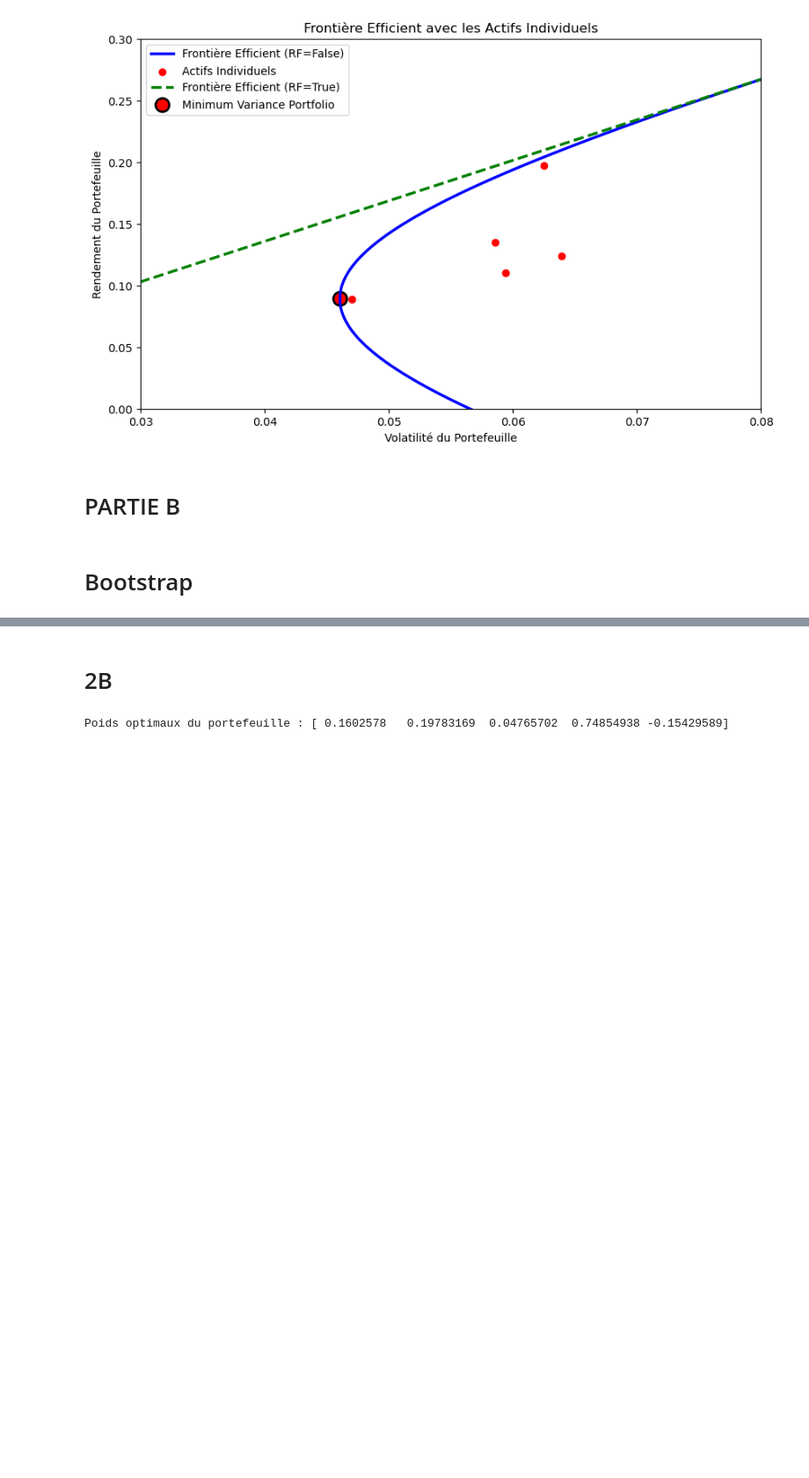
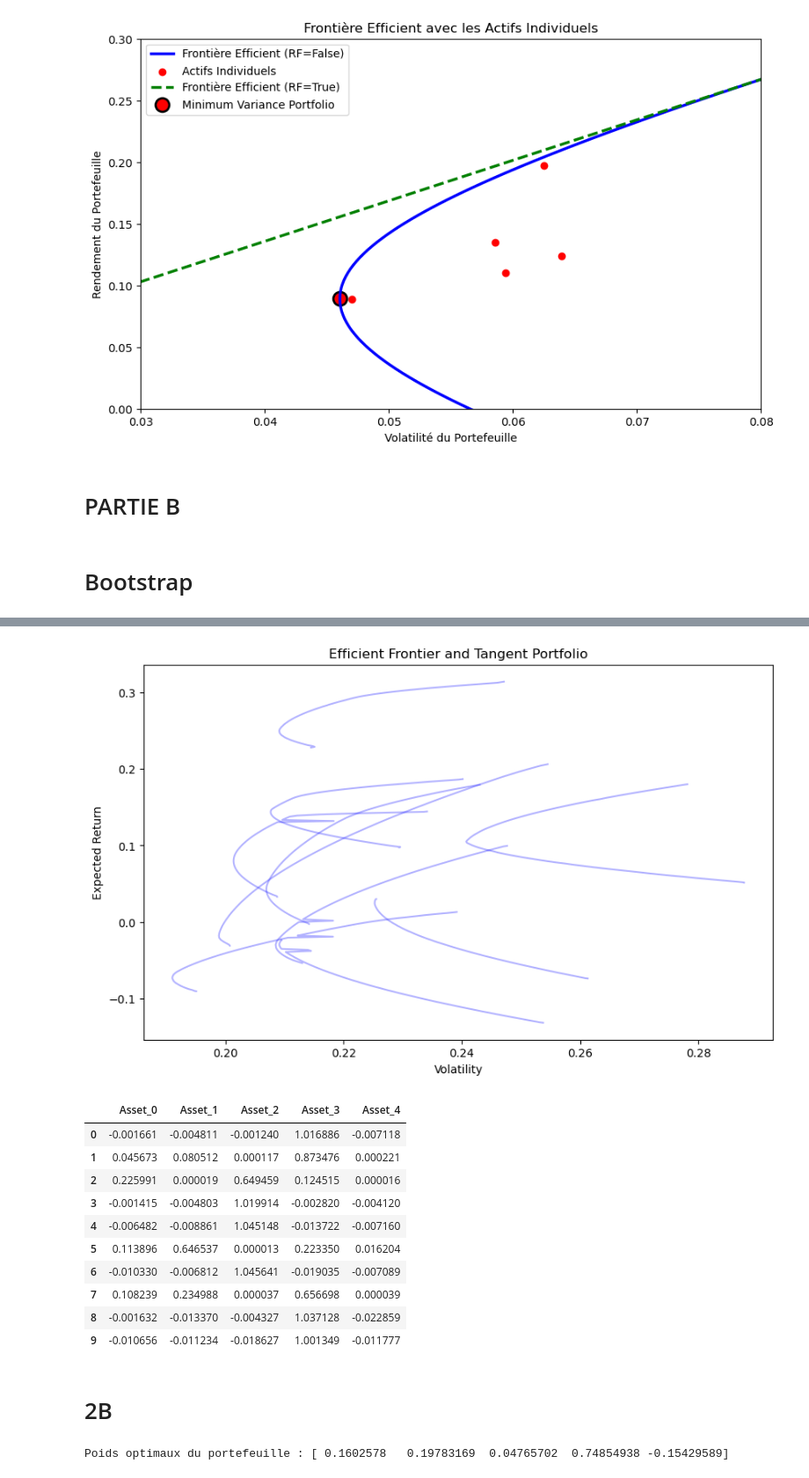
Before and after one commit to DominicPrenovost/TP1-PF-management, a Jupyter notebook: Tp1-Last.ipynb, the cells around one changed output, grey strips where cells are left out. Shown at 88% size. Saved outputs shown, nothing was run; the diff lists cells and outputs as text; code cells hidden in the pictures; blank space fills up the shorter version.

```diff
--- a/Tp1-Last.ipynb
+++ b/Tp1-Last.ipynb
@@ -457,3 +658,18 @@ y=plot_efficient_frontier2(x,z,100,rf,rf_asset=True)
+# %%
+bootstrap_N(rets_5, 0.10, 0.0044, 'moyenne', 10, cov_lw=True, include_CML=False)
+# %% [output]
+[figure, added]
+|  | Asset_0 | Asset_1 | Asset_2 | Asset_3 | Asset_4 |
+| 0 | -0.001661 | -0.004811 | -0.001240 | 1.016886 | -0.007118 |
+| 1 | 0.045673 | 0.080512 | 0.000117 | 0.873476 | 0.000221 |
+| 2 | 0.225991 | 0.000019 | 0.649459 | 0.124515 | 0.000016 |
+| 3 | -0.001415 | -0.004803 | 1.019914 | -0.002820 | -0.004120 |
+| 4 | -0.006482 | -0.008861 | 1.045148 | -0.013722 | -0.007160 |
+| 5 | 0.113896 | 0.646537 | 0.000013 | 0.223350 | 0.016204 |
+| 6 | -0.010330 | -0.006812 | 1.045641 | -0.019035 | -0.007089 |
+| 7 | 0.108239 | 0.234988 | 0.000037 | 0.656698 | 0.000039 |
+| 8 | -0.001632 | -0.013370 | -0.004327 | 1.037128 | -0.022859 |
+| 9 | -0.010656 | -0.011234 | -0.018627 | 1.001349 | -0.011777 |
 # %% [markdown]
 # 2B
 # %%
```
Also changed, not shown: parts of 3 cells of this notebook.
